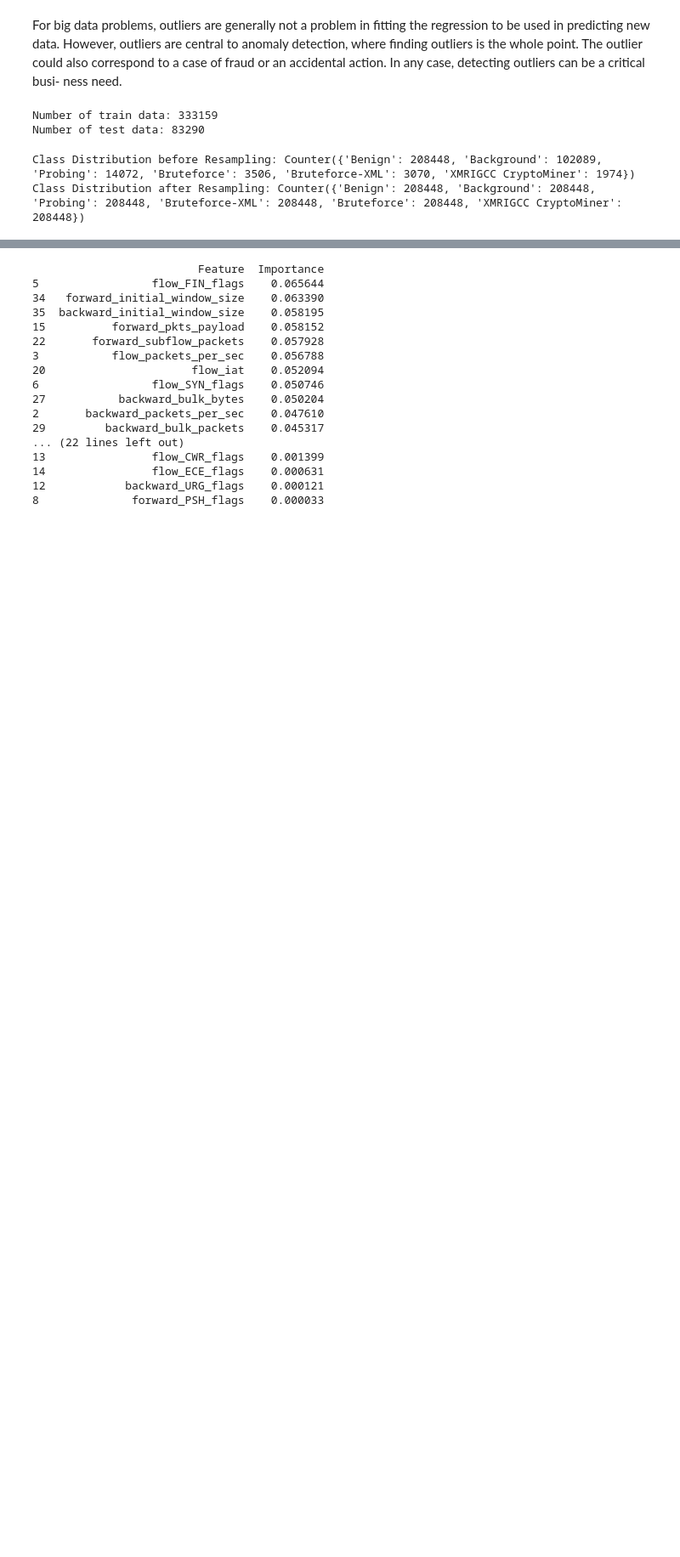
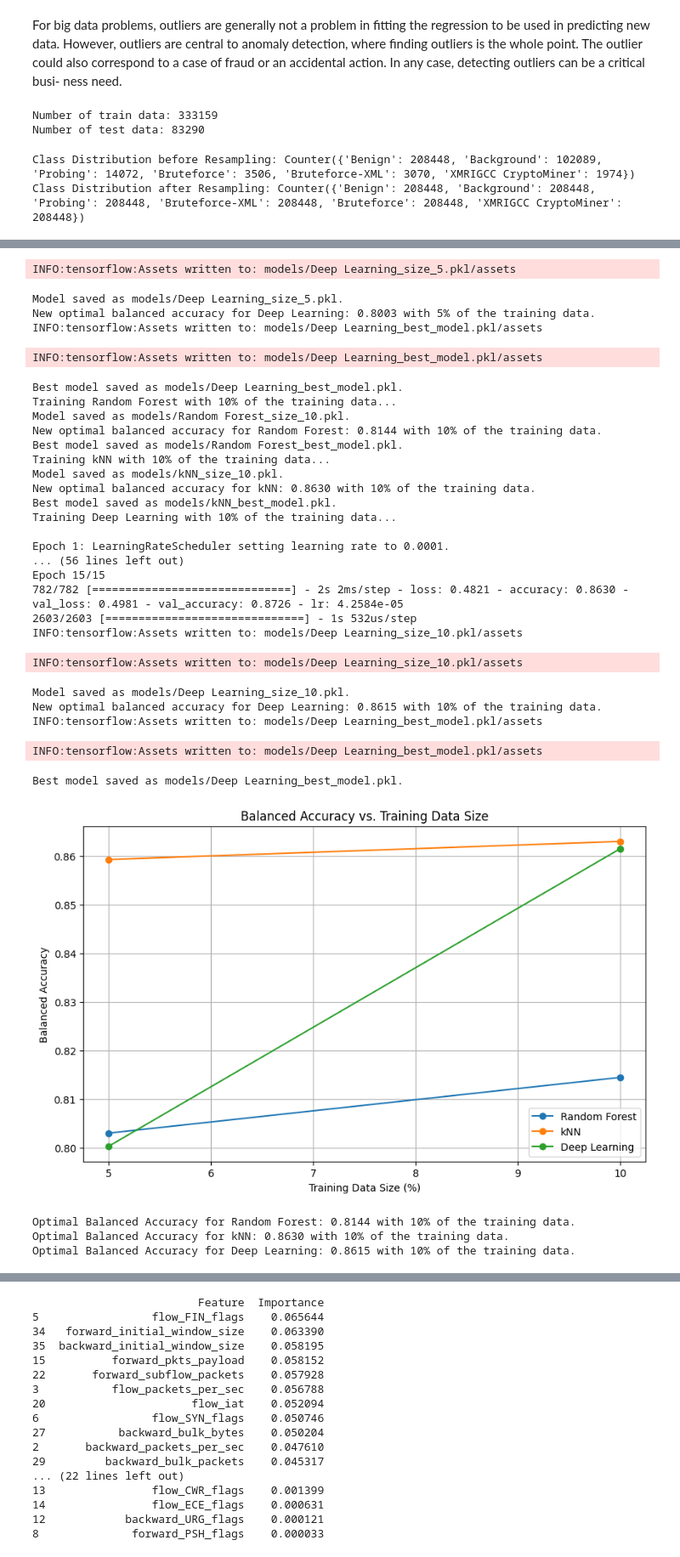
Before and after one commit to AllOneeeee/DataQuest24, a Jupyter notebook: train.ipynb, the cells around one changed output, grey strips where cells are left out. Shown at 85% size. Saved outputs shown, nothing was run; the diff lists cells and outputs as text; code cells hidden in the pictures; blank space fills up the shorter version.

```diff
--- a/train.ipynb
+++ b/train.ipynb
@@ -432,33 +471,24 @@ def deep_learning(input_dim):
     model.add(Dense(64, activation='relu', kernel_regularizer=tf.keras.regularizers.l2(0.01)))
     model.add(Dense(6, activation='softmax'))
 
-    # Learning Rate Scheduling
-    initial_learning_rate = 0.001
-    lr_schedule = tf.keras.optimizers.schedules.ExponentialDecay(
-        initial_learning_rate=initial_learning_rate,
-        decay_steps=1000,
-        decay_rate=0.9,
-        staircase=True)
-
-    optimizer = tf.keras.optimizers.legacy.Adam(learning_rate=lr_schedule)
+    optimizer = tf.keras.optimizers.legacy.Adam()
 
     model.compile(optimizer=optimizer, loss='sparse_categorical_crossentropy', metrics=['accuracy'])
 
-    # early_stopping = EarlyStopping(monitor='val_loss', patience=10, restore_best_weights=True)
+    early_stopping = EarlyStopping(monitor='val_loss', patience=10, restore_best_weights=True)
 
-    return model
+    return model, early_stopping
 # %%
 from sklearn.ensemble import RandomForestClassifier, GradientBoostingClassifier
 from sklearn.neighbors import KNeighborsClassifier
 from sklearn.svm import SVC
 from sklearn.linear_model import LogisticRegression
 
-classifier_names = ['Random Forest', 'kNN', 'Boosted Trees', "Deep Learning"]
+classifier_names = ['Random Forest', 'kNN', "Deep Learning"]
 classifiers = [RandomForestClassifier(max_depth=5, n_estimators=10, max_features=1,
                 random_state=42),
                 # LogisticRegression(random_state=42),
                 KNeighborsClassifier(5),
-                GradientBoostingClassifier(n_estimators=10, learning_rate=1.0, max_depth=5, random_state=42),
                 deep_learning(input_dim=X_train.shape[1])]
 
 class KerasModelWrapper:
@@ -466,11 +496,11 @@ class KerasModelWrapper:
         self.model = model
 
     def save(self, filepath):
-        self.model.save(filepath.replace('.pkl', '.h5'))
+        self.model.save(filepath.replace('.h5', '.pkl'))
 
     @staticmethod
     def load(filepath):
-        model = load_model(filepath.replace('.pkl', '.h5'))
+        model = load_model(filepath.replace('.h5', '.pkl'))
         return KerasModelWrapper(model)
 
     def predict(self, *args, **kwargs):
@@ -485,7 +515,7 @@ y_test = label_encoder.fit_transform(y_test)
 import joblib
 from sklearn.metrics import balanced_accuracy_score
 
-train_sizes = [0.05, 0.10, 0.15, 0.25, 0.35, 0.45, 0.55, 0.65, 0.75, 0.85, 0.95, 1.00]
+train_sizes = [0.05, 0.1]
 balanced_accuracies = {name: [] for name in classifier_names}
 
 optimal_balanced_accuracies = {name: (0, 0) for name in classifier_names}  # (accuracy, size)
@@ -501,7 +531,8 @@ for size in train_sizes:
         print(f"Training {name} with {size * 100:.0f}% of the training data...")
 
         if name == 'Deep Learning':
-            model.fit(X_partial_train, y_partial_train, epochs=30, batch_size=128, verbose=1, validation_split=0.2)
+            model, early_stopping = deep_learning(input_dim=X_train.shape[1])
+            model.fit(X_partial_train, y_partial_train, epochs=15, batch_size=128, verbose=1, validation_split=0.2, callbacks=[early_stopping, lr_callback])
             y_pred = model.predict(X_test)
             y_pred_classes = y_pred.argmax(axis=1)
             balanced_acc = balanced_accuracy_score(y_test, y_pred_classes)
@@ -510,7 +541,7 @@ for size in train_sizes:
             y_pred = model.predict(X_test)
             balanced_acc = balanced_accuracy_score(y_test, y_pred)
 
-        balanced_accuracies[name] = balanced_acc
+        balanced_accuracies[name].append(balanced_acc)
 
         # Save model
         model_filename = f"models/{name}_size_{int(size * 100)}.pkl"
@@ -535,7 +566,7 @@ for size in train_sizes:
 plt.figure(figsize=(10, 6))
 
 for name in classifier_names:
-    plt.plot(train_sizes, [balanced_accuracies[name]], marker='o', label=name)
+    plt.plot([size * 100 for size in train_sizes], balanced_accuracies[name], marker='o', label=name)
 
 plt.title('Balanced Accuracy vs. Training Data Size')
 plt.xlabel('Training Data Size (%)')
@@ -568,3 +599,35 @@ Training Boosted Trees with 10% of the training data...
+INFO:tensorflow:Assets written to: models/Deep Learning_size_5.pkl/assets
+Model saved as models/Deep Learning_size_5.pkl.
+New optimal balanced accuracy for Deep Learning: 0.8003 with 5% of the training data.
+INFO:tensorflow:Assets written to: models/Deep Learning_best_model.pkl/assets
+INFO:tensorflow:Assets written to: models/Deep Learning_best_model.pkl/assets
+Best model saved as models/Deep Learning_best_model.pkl.
+Training Random Forest with 10% of the training data...
+Model saved as models/Random Forest_size_10.pkl.
+New optimal balanced accuracy for Random Forest: 0.8144 with 10% of the training data.
+Best model saved as models/Random Forest_best_model.pkl.
+Training kNN with 10% of the training data...
+Model saved as models/kNN_size_10.pkl.
+New optimal balanced accuracy for kNN: 0.8630 with 10% of the training data.
+Best model saved as models/kNN_best_model.pkl.
+Training Deep Learning with 10% of the training data...
+
+Epoch 1: LearningRateScheduler setting learning rate to 0.0001.
+... (56 lines left out)
+Epoch 15/15
+782/782 [==============================] - 2s 2ms/step - loss: 0.4821 - accuracy: 0.8630 - val_loss: 0.4981 - val_accuracy: 0.8726 - lr: 4.2584e-05
+2603/2603 [==============================] - 1s 532us/step
+INFO:tensorflow:Assets written to: models/Deep Learning_size_10.pkl/assets
+INFO:tensorflow:Assets written to: models/Deep Learning_size_10.pkl/assets
+Model saved as models/Deep Learning_size_10.pkl.
+New optimal balanced accuracy for Deep Learning: 0.8615 with 10% of the training data.
+INFO:tensorflow:Assets written to: models/Deep Learning_best_model.pkl/assets
+INFO:tensorflow:Assets written to: models/Deep Learning_best_model.pkl/assets
+Best model saved as models/Deep Learning_best_model.pkl.
+[figure, added]
+Optimal Balanced Accuracy for Random Forest: 0.8144 with 10% of the training data.
+Optimal Balanced Accuracy for kNN: 0.8630 with 10% of the training data.
+Optimal Balanced Accuracy for Deep Learning: 0.8615 with 10% of the training data.
 # %%
 import seaborn as sns
 
```
Also changed, not shown: parts of 4 cells of this notebook.
